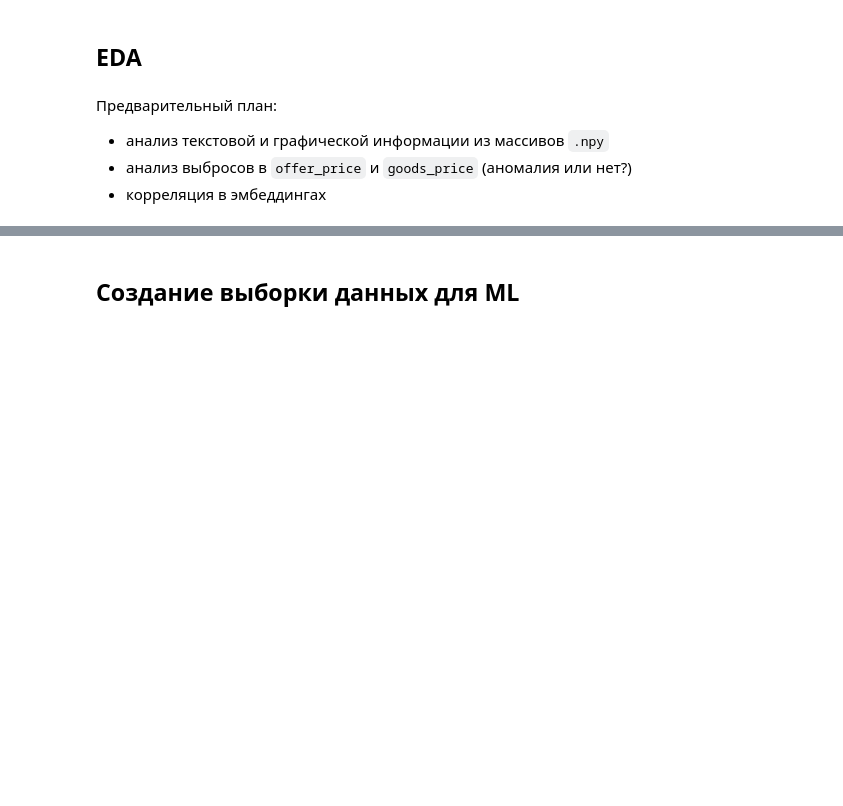
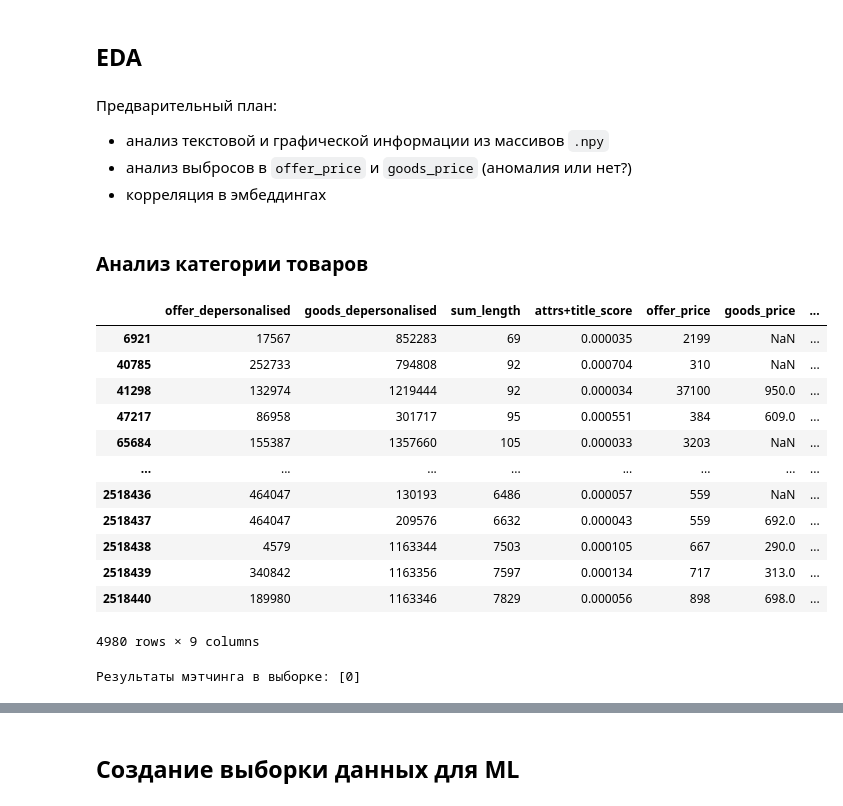
Before and after one commit to Danspers/Samokat.tech-Matching, a Jupyter notebook: Samokat.tech-Matching.ipynb, the cells around one changed output, grey strips where cells are left out. Cells and saved outputs as stored; diff of their text form; code cells hidden in the pictures; blank space fills up the shorter version.

Commit message:
add "goods_category_id" analisis

```diff
--- a/Samokat.tech-Matching.ipynb
+++ b/Samokat.tech-Matching.ipynb
@@ -973,3 +973,23 @@ ___
 - анализ текстовой и графической информации из массивов `.npy`
 - анализ выбросов в `offer_price` и `goods_price` (аномалия или нет?)
 - корреляция в эмбеддингах
+# %% [markdown]
+### Анализ категории товаров
+# %%
+display(train_df[train_df['goods_category_id']==2463684633817211])
+print('Результаты мэтчинга в выборке:', train_df.loc[train_df['goods_category_id']==2463684633817211, 'target'].unique())
+# %% [output]
+|  | offer_depersonalised | goods_depersonalised | sum_length | attrs+title_score | offer_price | goods_price | ... |
+| 6921 | 17567 | 852283 | 69 | 0.000035 | 2199 | NaN | ... |
+| 40785 | 252733 | 794808 | 92 | 0.000704 | 310 | NaN | ... |
+| 41298 | 132974 | 1219444 | 92 | 0.000034 | 37100 | 950.0 | ... |
+| 47217 | 86958 | 301717 | 95 | 0.000551 | 384 | 609.0 | ... |
+| 65684 | 155387 | 1357660 | 105 | 0.000033 | 3203 | NaN | ... |
+| ... | ... | ... | ... | ... | ... | ... | ... |
+| 2518436 | 464047 | 130193 | 6486 | 0.000057 | 559 | NaN | ... |
+| 2518437 | 464047 | 209576 | 6632 | 0.000043 | 559 | 692.0 | ... |
+| 2518438 | 4579 | 1163344 | 7503 | 0.000105 | 667 | 290.0 | ... |
+| 2518439 | 340842 | 1163356 | 7597 | 0.000134 | 717 | 313.0 | ... |
+| 2518440 | 189980 | 1163346 | 7829 | 0.000056 | 898 | 698.0 | ... |
+4980 rows × 9 columns
+Результаты мэтчинга в выборке: [0]
```
Also changed, not shown: parts of 2 cells of this notebook.
